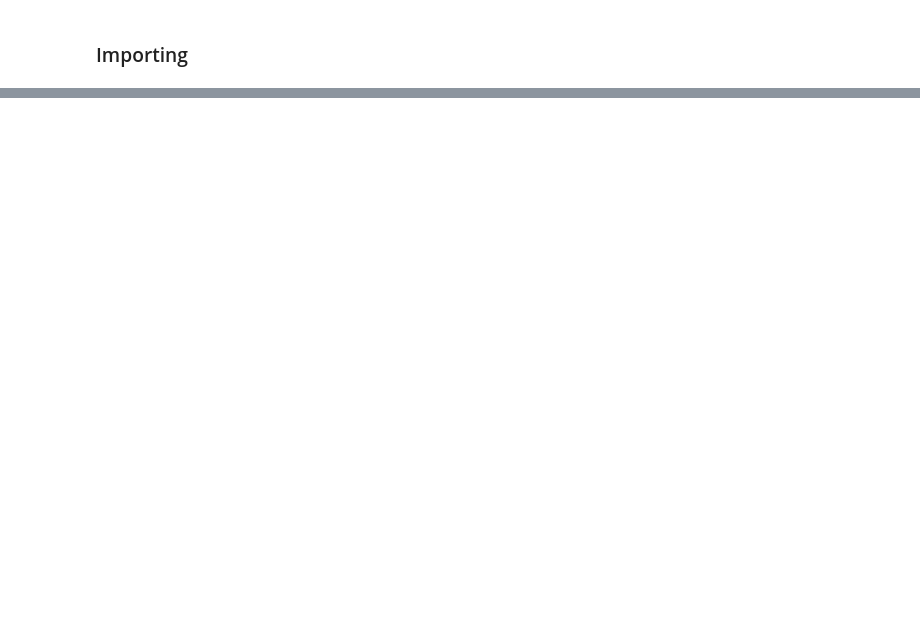
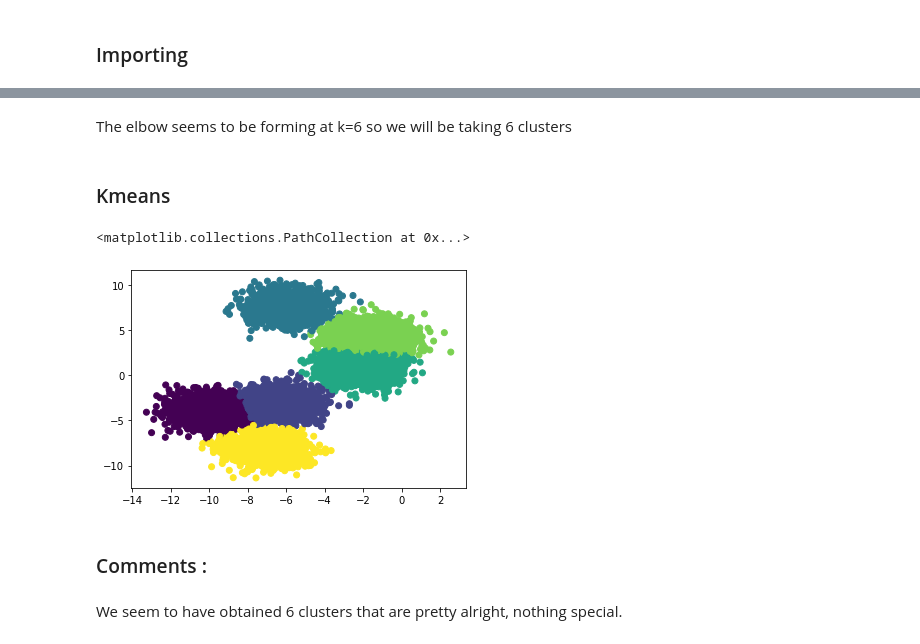
Before and after one commit to BennacerAmine/CLA, a Jupyter notebook: Unit 3/Homeworks/Clustering Homework/HM.ipynb, the cells around one changed output, grey strips where cells are left out. Cells and saved outputs as stored; diff of their text form; code cells hidden in the pictures; blank space fills up the shorter version.

```diff
--- a/Unit 3/Homeworks/Clustering Homework/HM.ipynb
+++ b/Unit 3/Homeworks/Clustering Homework/HM.ipynb
@@ -89,0 +60,14 @@ We should also note that all our classifiers are very precise with an accuracy o
+# %% [markdown]
+The elbow seems to be forming at k=6 so we will be taking 6 clusters
+# %% [markdown]
+### Kmeans
+# %%
+y_pred=KMeans(n_clusters=6,init='random',random_state=1).fit_predict(df)
+plt.scatter(x,y,c=y_pred)
+# %% [output]
+<matplotlib.collections.PathCollection at 0x...>
+[figure, added]
+# %% [markdown]
+### Comments :
+# %% [markdown]
+We seem to have obtained 6 clusters that are pretty alright, nothing special.
```
Also changed, not shown: parts of 23 cells of this notebook, 1 other file.
